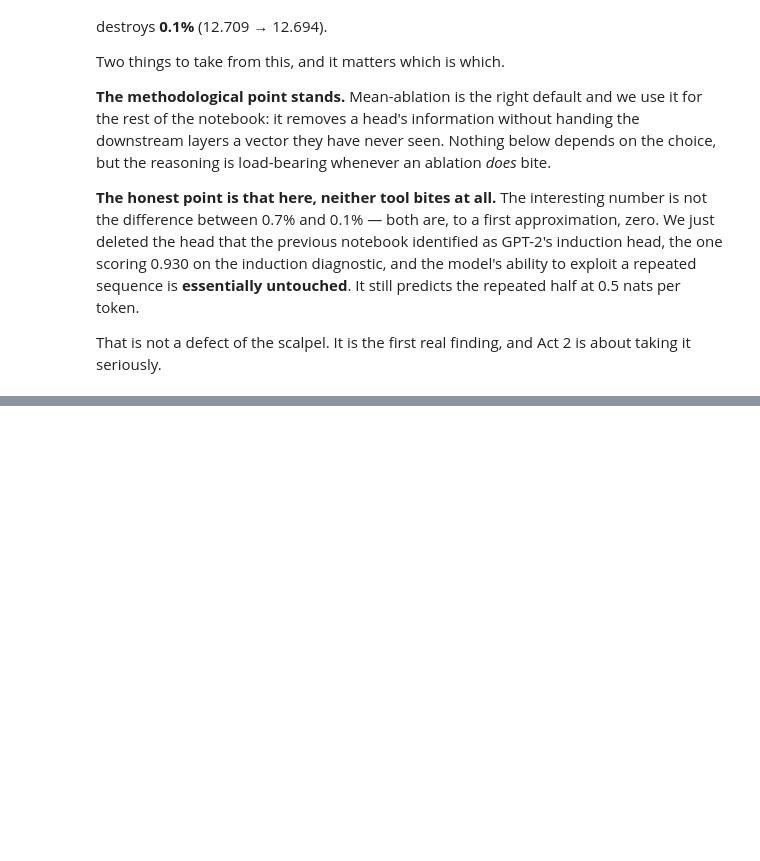
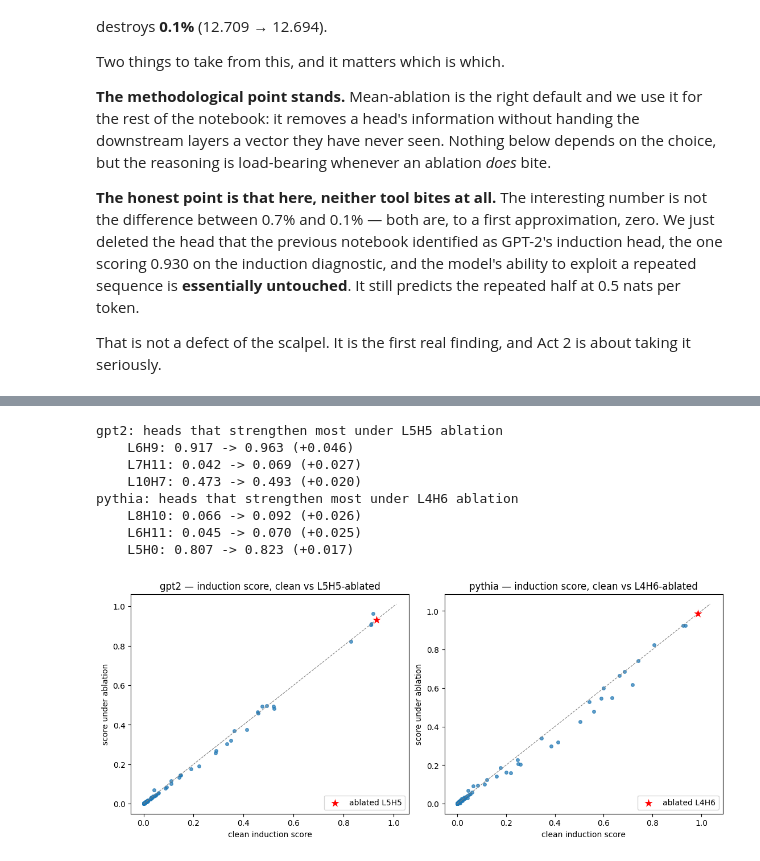
Before and after one commit to barmag/fanous-llm-lens, a Jupyter notebook: notebooks/in_context_learning/induction_ablation.ipynb, the cells around one changed output, grey strips where cells are left out. Saved outputs shown, nothing was run; the diff lists cells and outputs as text; code cells hidden in the pictures; blank space fills up the shorter version.

```diff
--- a/notebooks/in_context_learning/induction_ablation.ipynb
+++ b/notebooks/in_context_learning/induction_ablation.ipynb
@@ -181,0 +222,43 @@ That is not a defect of the scalpel. It is the first real finding, and Act 2 is
+# %%
+HYDRA = {}
+for name, model in MODELS.items():
+    _, cache = run_ablated(
+        model, TOKENS[name], [IND[name]], ZM[name],
+        names_filter=lambda n: n.endswith("pattern"),
+    )
+    HYDRA[name] = ind_scores(cache, model)
+    del cache
+    l, h = IND[name]
+    delta = HYDRA[name] - SCORES[name]
+    delta[l, h] = 0.0                       # the ablated head itself is not a backup
+    flat = delta.flatten().argsort(descending=True)[:3]
+    print(f"{name}: heads that strengthen most under L{l}H{h} ablation")
+    for f in flat:
+        ll, hh = divmod(f.item(), model.cfg.n_heads)
+        print(f"    L{ll}H{hh}: {SCORES[name][ll, hh]:.3f} -> {HYDRA[name][ll, hh]:.3f} "
+              f"({delta[ll, hh]:+.3f})")
+
+fig, axes = plt.subplots(1, 2, figsize=(11, 4.6), constrained_layout=True)
+for ax, (name, model) in zip(axes, MODELS.items()):
+    x, y = SCORES[name].flatten(), HYDRA[name].flatten()
+    ax.scatter(x, y, s=16, alpha=0.7)
+    lims = [0, max(x.max().item(), y.max().item()) * 1.05]
+    ax.plot(lims, lims, color="grey", lw=0.8, ls="--")
+    l, h = IND[name]
+    ax.scatter([SCORES[name][l, h]], [HYDRA[name][l, h]], marker="*", s=200, c="red",
+               edgecolors="white", zorder=3, label=f"ablated L{l}H{h}")
+    ax.set_title(f"{name} — induction score, clean vs L{l}H{h}-ablated")
+    ax.set_xlabel("clean induction score")
+    ax.set_ylabel("score under ablation")
+    ax.legend(loc="lower right")
+plt.show()
+# %% [output]
+gpt2: heads that strengthen most under L5H5 ablation
+    L6H9: 0.917 -> 0.963 (+0.046)
+    L7H11: 0.042 -> 0.069 (+0.027)
+    L10H7: 0.473 -> 0.493 (+0.020)
+pythia: heads that strengthen most under L4H6 ablation
+    L8H10: 0.066 -> 0.092 (+0.026)
+    L6H11: 0.045 -> 0.070 (+0.025)
+    L5H0: 0.807 -> 0.823 (+0.017)
+[figure, added]
```
Also changed, not shown: parts of 7 cells of this notebook.
